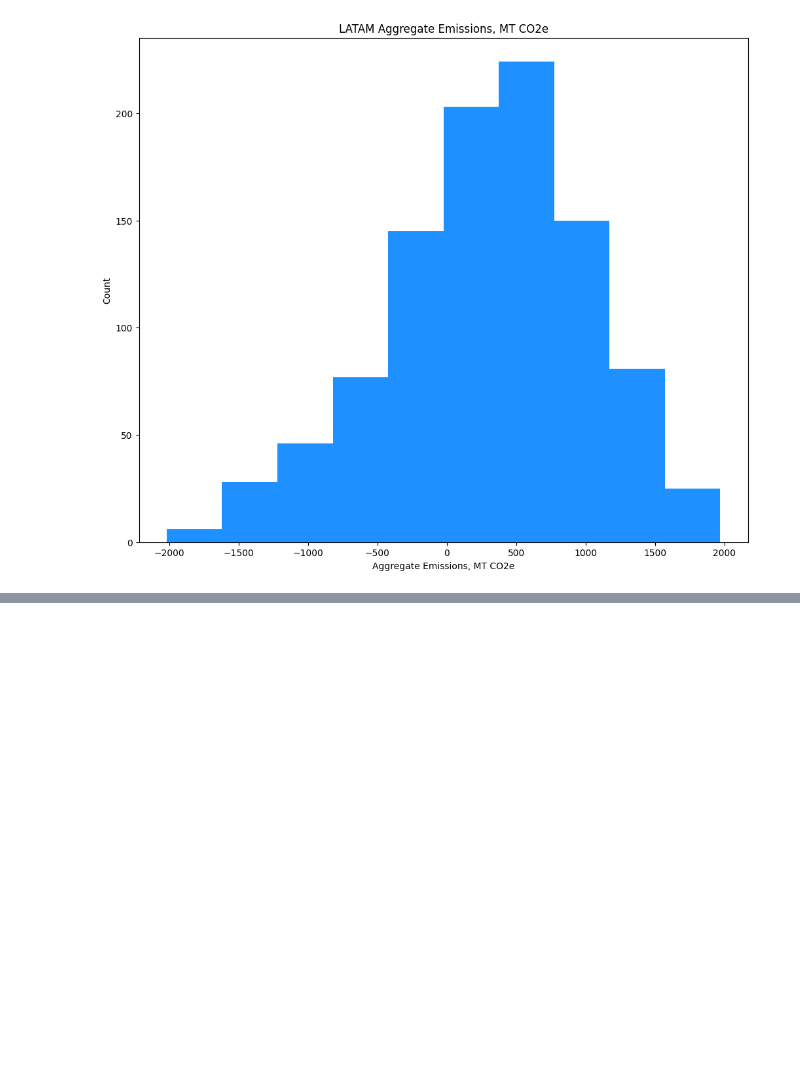
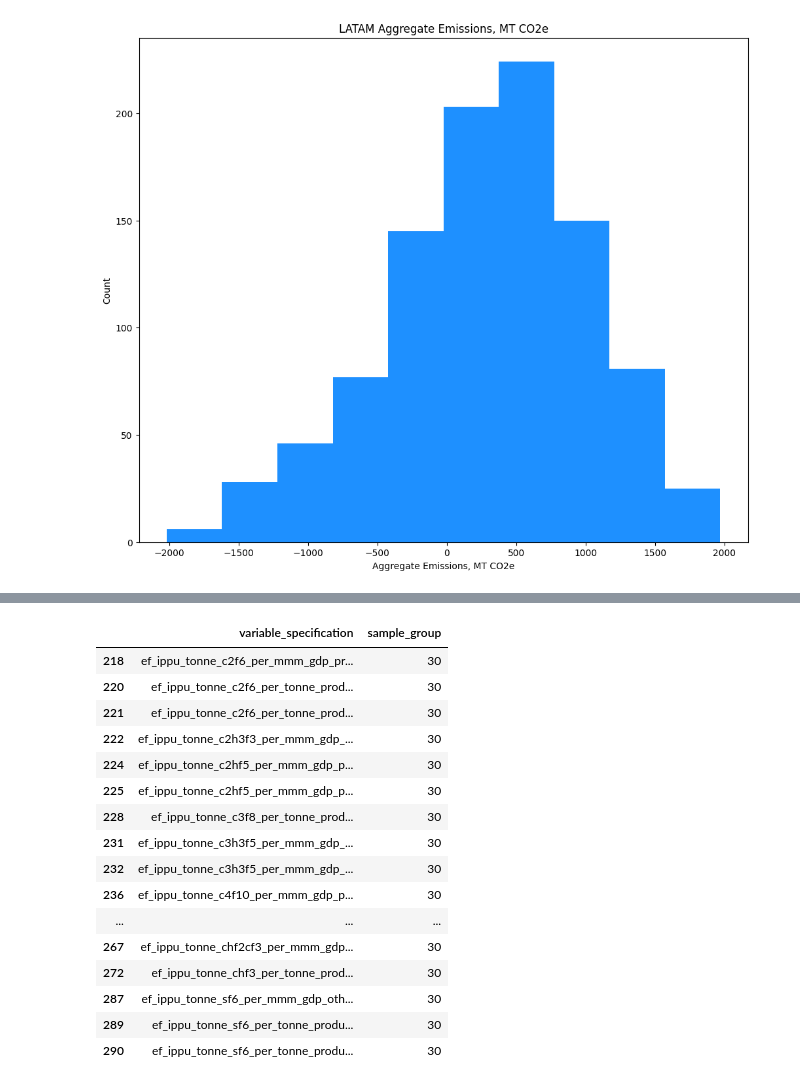
Before and after one commit to jcsyme/sdexplorer, a Jupyter notebook: explore_scenario_discovery.ipynb, the cells around one changed output, grey strips where cells are left out. Saved outputs shown, nothing was run; the diff lists cells and outputs as text; code cells hidden in the pictures; blank space fills up the shorter version.

```diff
--- a/explore_scenario_discovery.ipynb
+++ b/explore_scenario_discovery.ipynb
@@ -129,0 +161,22 @@ Approximately 31.57% cases are vulnerable
+# %%
+df_index[
+    df_index["sample_group"].isin([30])
+]
+# %% [output]
+|  | variable_specification | sample_group |
+| 218 | ef_ippu_tonne_c2f6_per_mmm_gdp_pr... | 30 |
+| 220 | ef_ippu_tonne_c2f6_per_tonne_prod... | 30 |
+| 221 | ef_ippu_tonne_c2f6_per_tonne_prod... | 30 |
+| 222 | ef_ippu_tonne_c2h3f3_per_mmm_gdp_... | 30 |
+| 224 | ef_ippu_tonne_c2hf5_per_mmm_gdp_p... | 30 |
+| 225 | ef_ippu_tonne_c2hf5_per_mmm_gdp_p... | 30 |
+| 228 | ef_ippu_tonne_c3f8_per_tonne_prod... | 30 |
+| 231 | ef_ippu_tonne_c3h3f5_per_mmm_gdp_... | 30 |
+| 232 | ef_ippu_tonne_c3h3f5_per_mmm_gdp_... | 30 |
+| 236 | ef_ippu_tonne_c4f10_per_mmm_gdp_p... | 30 |
+| ... | ... | ... |
+| 267 | ef_ippu_tonne_chf2cf3_per_mmm_gdp... | 30 |
+| 272 | ef_ippu_tonne_chf3_per_tonne_prod... | 30 |
+| 287 | ef_ippu_tonne_sf6_per_mmm_gdp_oth... | 30 |
+| 289 | ef_ippu_tonne_sf6_per_tonne_produ... | 30 |
+| 290 | ef_ippu_tonne_sf6_per_tonne_produ... | 30 |
```
Also changed, not shown: parts of 32 cells of this notebook.
